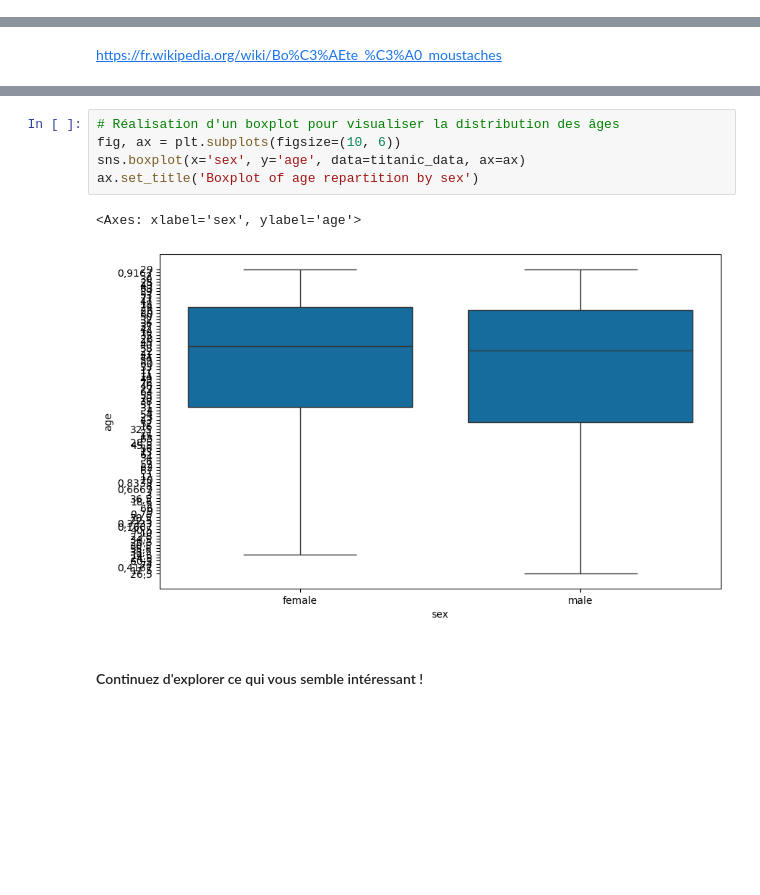
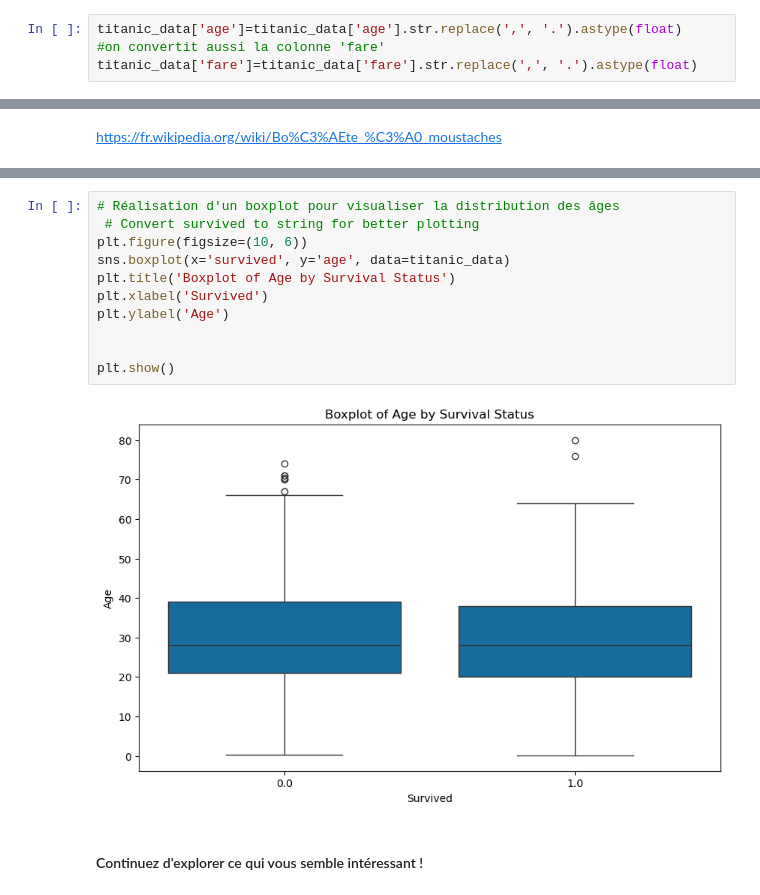
Before and after one commit to PoncetRonan/Stats, a Jupyter notebook: hypothèse/Tests d_hypothèses.ipynb, the cells around one changed output, grey strips where cells are left out. Cells and saved outputs as stored; diff of their text form; blank space fills up the shorter version.

```diff
--- a/hypothèse/Tests d_hypothèses.ipynb
+++ b/hypothèse/Tests d_hypothèses.ipynb
@@ -382,3 +452,7 @@ Regardons le résumé statistiques :
+# %%
+titanic_data['age']=titanic_data['age'].str.replace(',', '.').astype(float)
+#on convertit aussi la colonne 'fare'
+titanic_data['fare']=titanic_data['fare'].str.replace(',', '.').astype(float)
 # %% [markdown]
 #### Comment peut-on regarder la répartition de l'âge sous forme de graphique ?
 # %% [markdown]
@@ -390,11 +488,16 @@ https://fr.wikipedia.org/wiki/Bo%C3%AEte_%C3%A0_moustaches
 # %%
 # Réalisation d'un boxplot pour visualiser la distribution des âges
-fig, ax = plt.subplots(figsize=(10, 6))
-sns.boxplot(x='sex', y='age', data=titanic_data, ax=ax)
-ax.set_title('Boxplot of age repartition by sex')
+ # Convert survived to string for better plotting
+plt.figure(figsize=(10, 6))
+sns.boxplot(x='survived', y='age', data=titanic_data)
+plt.title('Boxplot of Age by Survival Status')
+plt.xlabel('Survived')
+plt.ylabel('Age')
+
+
+plt.show()
 # %% [output]
-<Axes: xlabel='sex', ylabel='age'>
-[figure, old version]
+[figure, new version]
 # %% [markdown]
 #### Continuez d'explorer ce qui vous semble intéressant !
 # %% [markdown]
```
Also changed, not shown: parts of 113 cells of this notebook, 3 other files.
